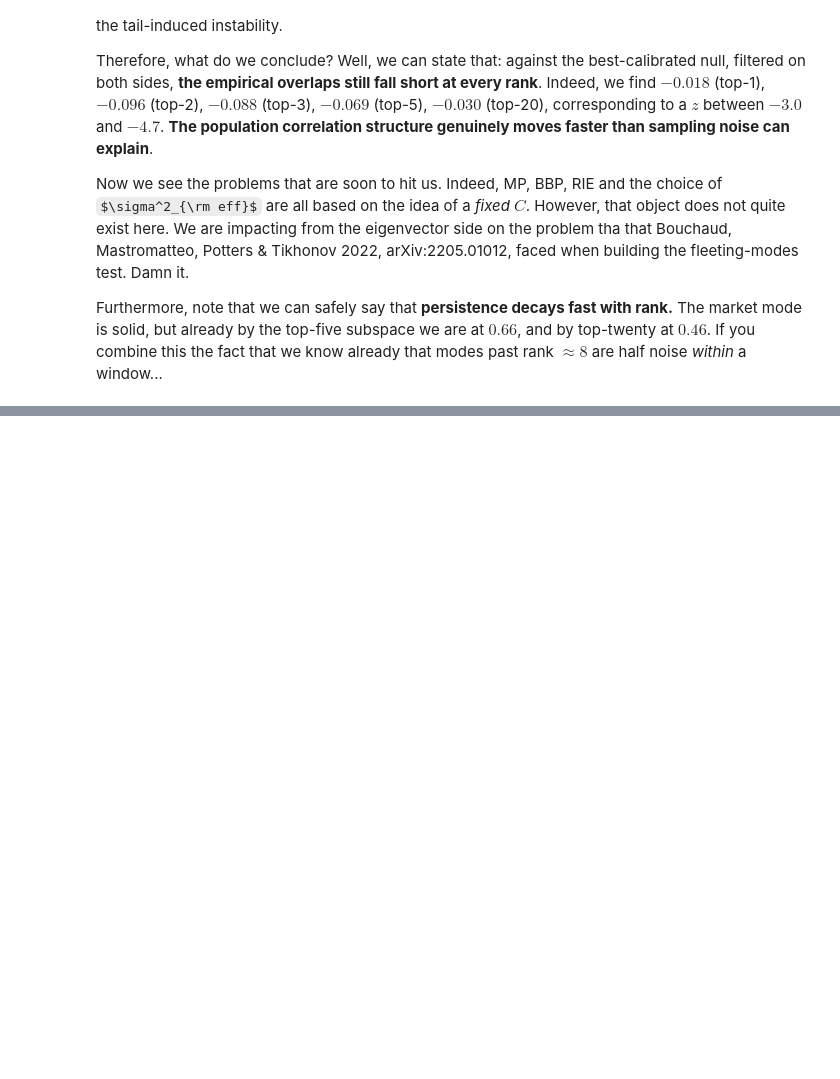
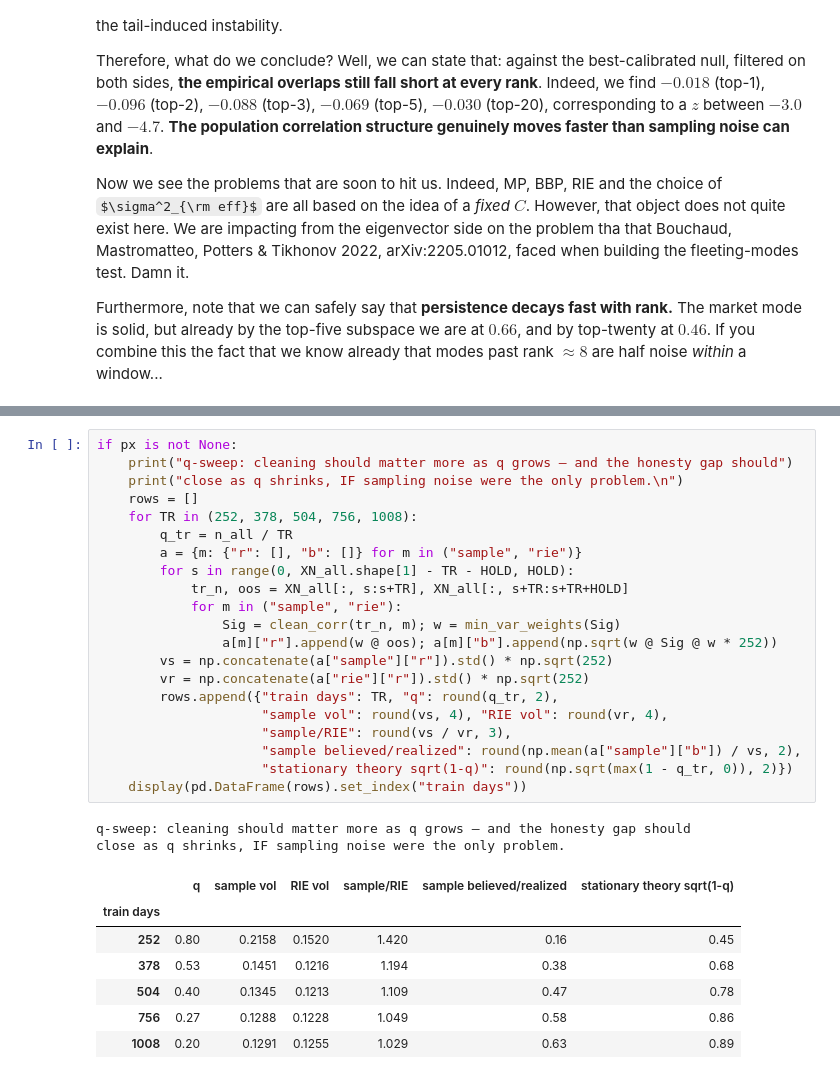
Before and after one commit to MarcoGaloppo/Quant-RMT-FatTails, a Jupyter notebook: narrative_rmt_market_data.ipynb, the cells around one changed output, grey strips where cells are left out. Cells and saved outputs as stored; diff of their text form; some formulas as TeX source; blank space fills up the shorter version.

```diff
--- a/narrative_rmt_market_data.ipynb
+++ b/narrative_rmt_market_data.ipynb
@@ -1051,0 +1150,31 @@ Furthermore, note that we can safely say that  **persistence decays fast with ra
+# %%
+if px is not None:
+    print("q-sweep: cleaning should matter more as q grows — and the honesty gap should")
+    print("close as q shrinks, IF sampling noise were the only problem.\n")
+    rows = []
+    for TR in (252, 378, 504, 756, 1008):
+        q_tr = n_all / TR
+        a = {m: {"r": [], "b": []} for m in ("sample", "rie")}
+        for s in range(0, XN_all.shape[1] - TR - HOLD, HOLD):
+            tr_n, oos = XN_all[:, s:s+TR], XN_all[:, s+TR:s+TR+HOLD]
+            for m in ("sample", "rie"):
+                Sig = clean_corr(tr_n, m); w = min_var_weights(Sig)
+                a[m]["r"].append(w @ oos); a[m]["b"].append(np.sqrt(w @ Sig @ w * 252))
+        vs = np.concatenate(a["sample"]["r"]).std() * np.sqrt(252)
+        vr = np.concatenate(a["rie"]["r"]).std() * np.sqrt(252)
+        rows.append({"train days": TR, "q": round(q_tr, 2),
+                     "sample vol": round(vs, 4), "RIE vol": round(vr, 4),
+                     "sample/RIE": round(vs / vr, 3),
+                     "sample believed/realized": round(np.mean(a["sample"]["b"]) / vs, 2),
+                     "stationary theory sqrt(1-q)": round(np.sqrt(max(1 - q_tr, 0)), 2)})
+    display(pd.DataFrame(rows).set_index("train days"))
+# %% [output]
+q-sweep: cleaning should matter more as q grows — and the honesty gap should
+close as q shrinks, IF sampling noise were the only problem.
+|  | q | sample vol | RIE vol | sample/RIE | sample believed/realized | stationary theory sqrt(1-q) |
+| train days |  |  |  |  |  |  |
+| 252 | 0.80 | 0.2158 | 0.1520 | 1.420 | 0.16 | 0.45 |
+| 378 | 0.53 | 0.1451 | 0.1216 | 1.194 | 0.38 | 0.68 |
+| 504 | 0.40 | 0.1345 | 0.1213 | 1.109 | 0.47 | 0.78 |
+| 756 | 0.27 | 0.1288 | 0.1228 | 1.049 | 0.58 | 0.86 |
+| 1008 | 0.20 | 0.1291 | 0.1255 | 1.029 | 0.63 | 0.89 |
```
Also changed, not shown: parts of 6 cells of this notebook.
